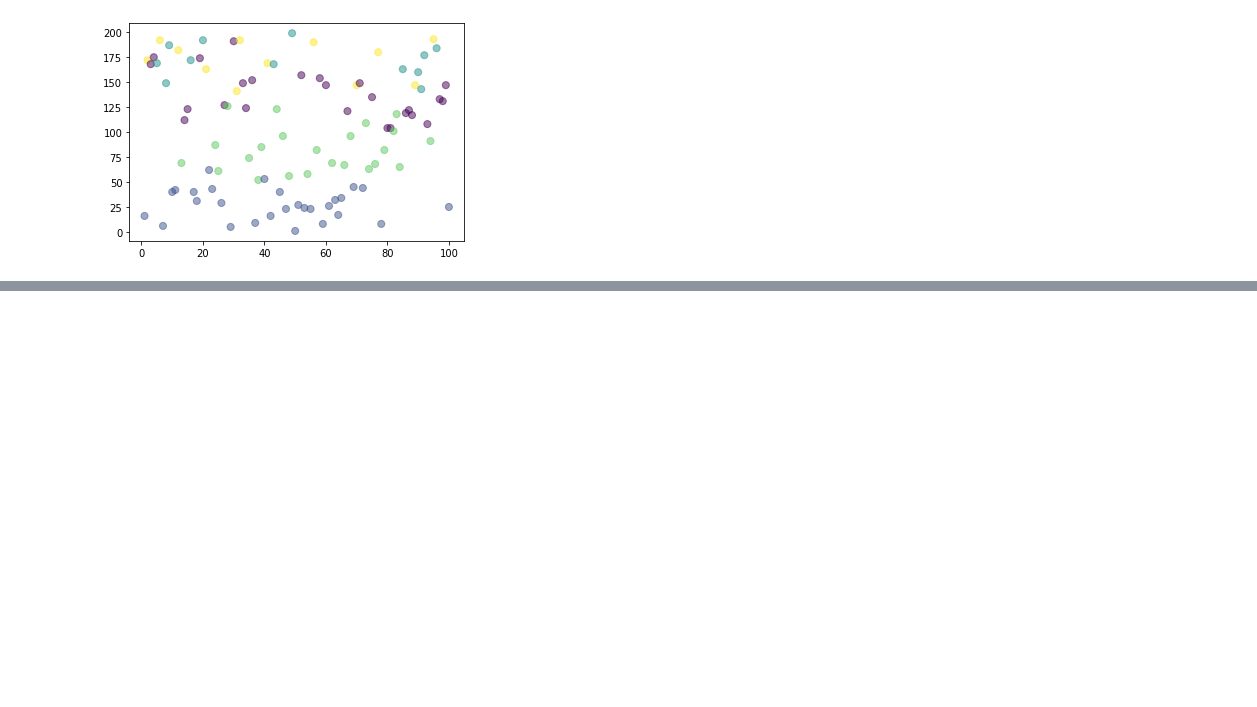
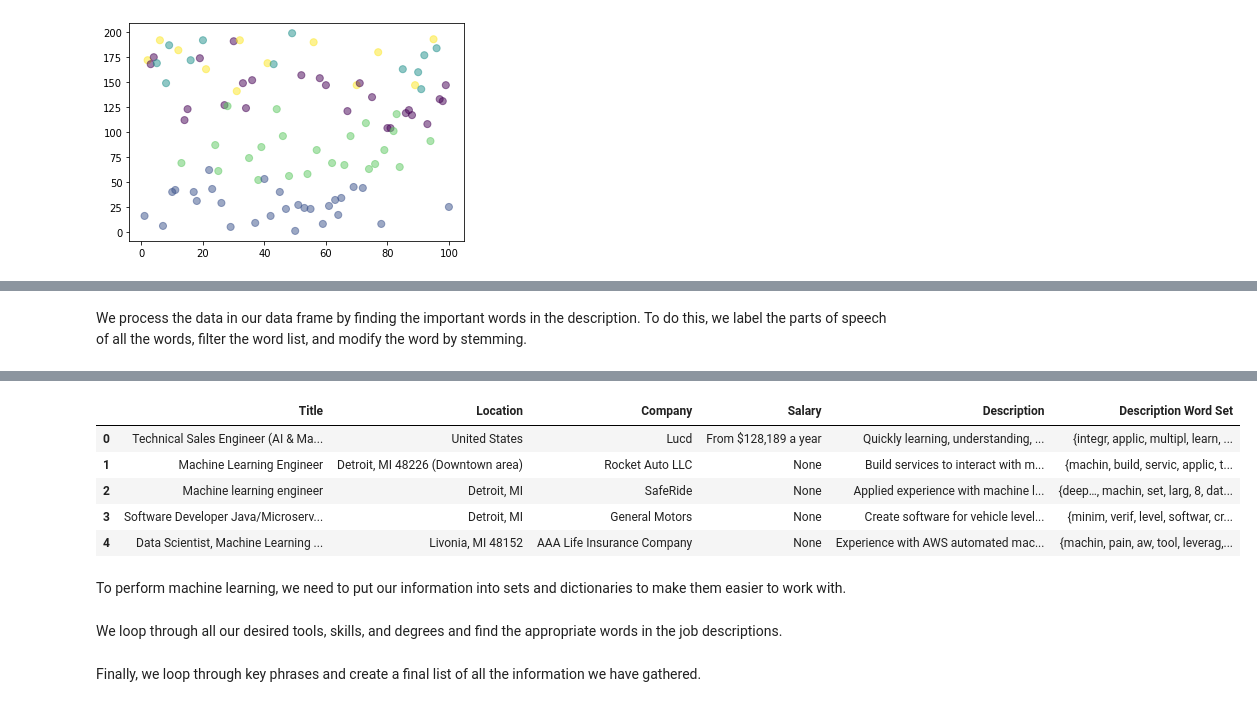
Before and after one commit to richeym-umich/workshops, a Jupyter notebook: Advanced_ML_Topics/Advanced_Machine_Learning_Topics.ipynb, the cells around one changed output, grey strips where cells are left out. Saved outputs shown, nothing was run; the diff lists cells and outputs as text; code cells hidden in the pictures; blank space fills up the shorter version.

```diff
--- a/Advanced_ML_Topics/Advanced_Machine_Learning_Topics.ipynb
+++ b/Advanced_ML_Topics/Advanced_Machine_Learning_Topics.ipynb
@@ -433,0 +473,28 @@ plt.show()
+# %% [markdown]
+We process the data in our data frame by finding the important words in the description. To do this, we label the parts of speech of all the words, filter the word list, and modify the word by stemming.
+# %%
+import nltk
+nltk.download('punkt')
+nltk.download('averaged_perceptron_tagger')
+from nltk.tokenize import word_tokenize
+from nltk import pos_tag
+from nltk.stem import PorterStemmer
+
+ps = PorterStemmer()
+
+def prepare_descriptions(desc):
+  #tokenize description
+  tokens = word_tokenize(desc)
+  token_tag = pos_tag(tokens)
+
+  #only include some parts of speech
+  include_tags = ['VBN', 'VBD', 'JJ', 'JJS', 'JJR', 'CD', 'NN', 'NNS', 'NNP', 'NNPS']
+  filtered_tokens = [tok for tok,tag in token_tag if tag in include_tags]
+
+  #stem words
+  stemmed_tokens = [ps.stem(tok).lower() for tok in filtered_tokens]
+  return set(stemmed_tokens)
+
+df['Description Word Set'] = df['Description'].map(prepare_descriptions)
+df.head()
+# %% [output]
@@ -433,0 +506,8 @@ plt.show()
+|  | Title | Location | Company | Salary | Description | Description Word Set |
+| 0 | Technical Sales Engineer (AI & Ma... | United States | Lucd | From $128,189 a year | Quickly learning, understanding, ... | {integr, applic, multipl, learn, ... |
+| 1 | Machine Learning Engineer | Detroit, MI 48226 (Downtown area) | Rocket Auto LLC | None | Build services to interact with m... | {machin, build, servic, applic, t... |
+| 2 | Machine learning engineer | Detroit, MI | SafeRide | None | Applied experience with machine l... | {deep…, machin, set, larg, 8, dat... |
+| 3 | Software Developer Java/Microserv... | Detroit, MI | General Motors | None | Create software for vehicle level... | {minim, verif, level, softwar, cr... |
+| 4 | Data Scientist, Machine Learning ... | Livonia, MI 48152 | AAA Life Insurance Company | None | Experience with AWS automated mac... | {machin, pain, aw, tool, leverag,... |
+# %% [markdown]
+To perform machine learning, we need to put our information into sets and dictionaries to make them easier to work with.
@@ -433,0 +521,2 @@ plt.show()
+# %% [markdown]
+We loop through all our desired tools, skills, and degrees and find the appropriate words in the job descriptions.
@@ -433,0 +536,2 @@ plt.show()
+# %% [markdown]
+Finally, we loop through key phrases and create a final list of all the information we have gathered.
```
Also changed, not shown: parts of 20 cells of this notebook.
